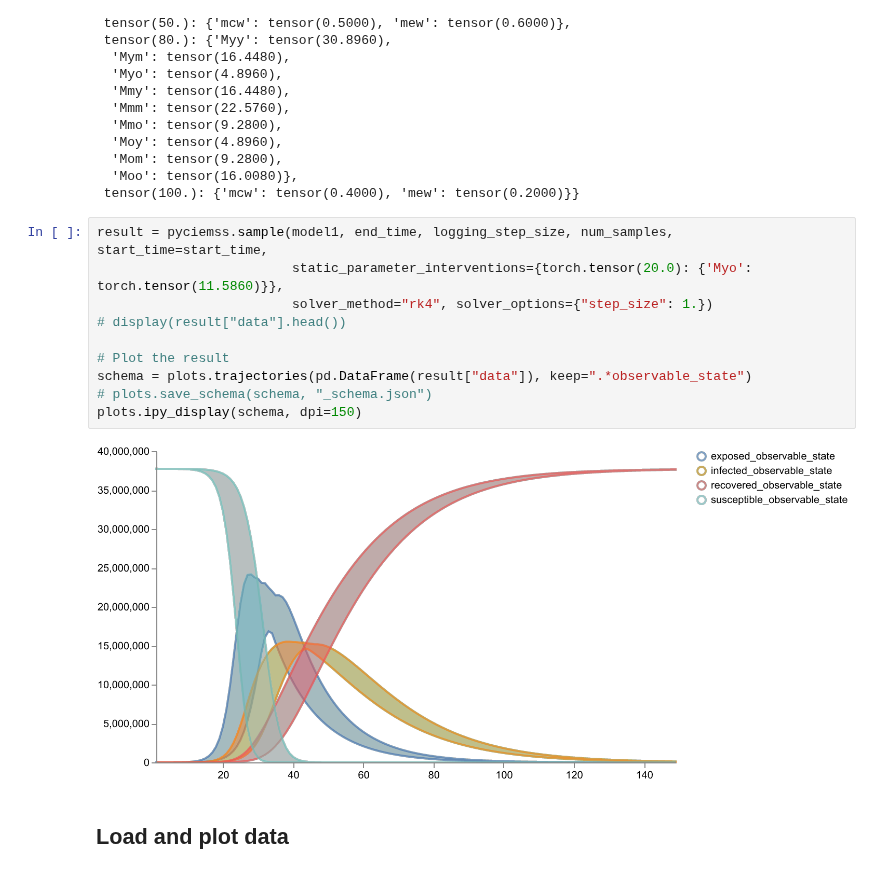
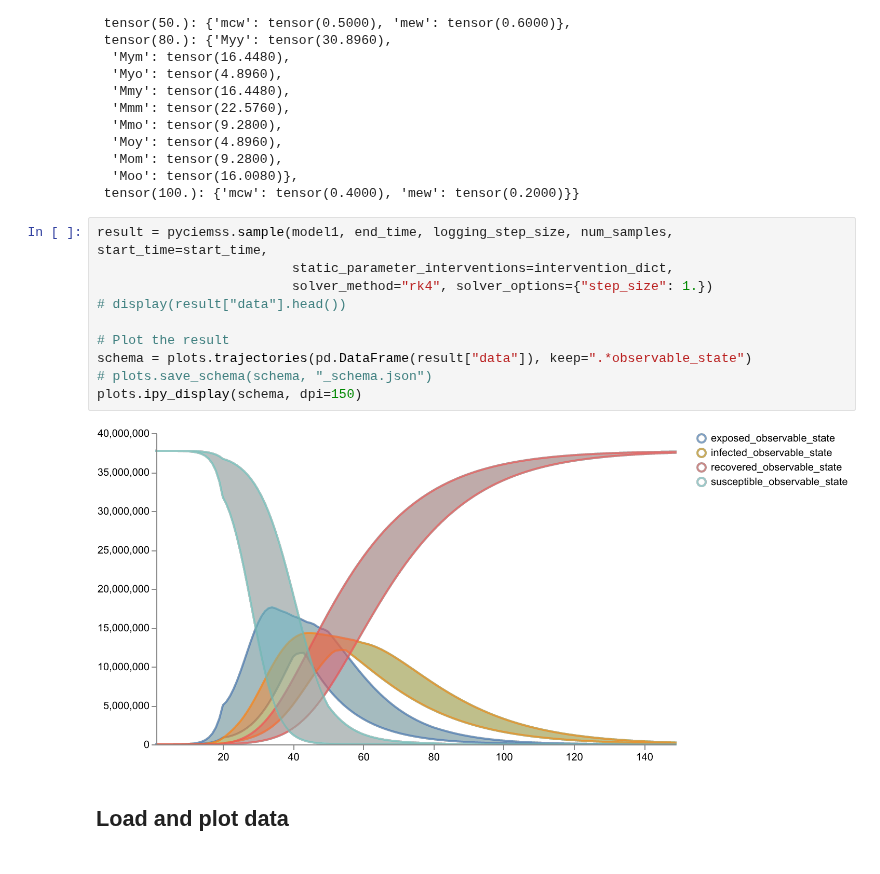
Before and after one commit to ciemss/program-milestones, a Jupyter notebook: 18-month-milestone/evaluation/Epi_Use_Case/Eval_Scenario3.ipynb, the cells around one changed output. Drawn from its saved outputs; the diff is of its cells as text.

```diff
--- a/18-month-milestone/evaluation/Epi_Use_Case/Eval_Scenario3.ipynb
+++ b/18-month-milestone/evaluation/Epi_Use_Case/Eval_Scenario3.ipynb
@@ -349,16 +349,16 @@ intervention_dict
  tensor(100.): {'mcw': tensor(0.4000), 'mew': tensor(0.2000)}}
 # %%
 result = pyciemss.sample(model1, end_time, logging_step_size, num_samples, start_time=start_time,
-                         static_parameter_interventions={torch.tensor(20.0): {'Myo': torch.tensor(11.5860)}},
+                         static_parameter_interventions=intervention_dict,
                          solver_method="rk4", solver_options={"step_size": 1.})
 # display(result["data"].head())
 
 # Plot the result
 schema = plots.trajectories(pd.DataFrame(result["data"]), keep=".*observable_state")
 # plots.save_schema(schema, "_schema.json")
 plots.ipy_display(schema, dpi=150)
 # %% [output]
-[figure, old version]
+[figure, new version]
 # %% [markdown]
 ## Load and plot data
 # %%
```
Also changed, not shown: parts of 1 cell of this notebook.
